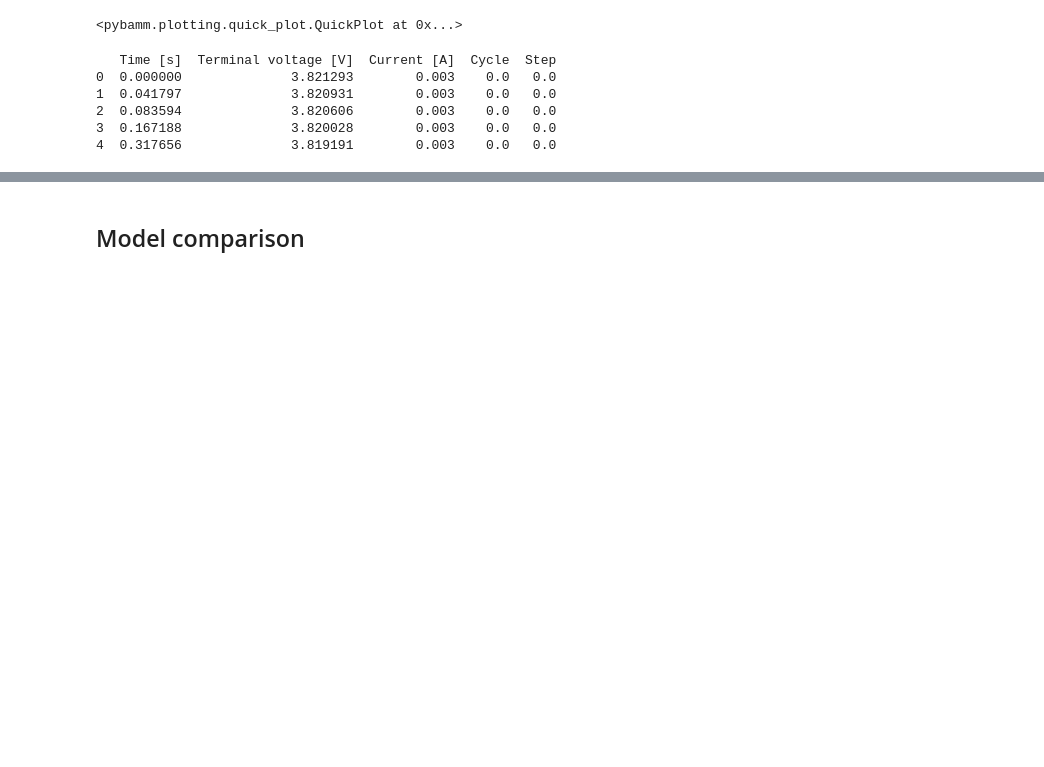
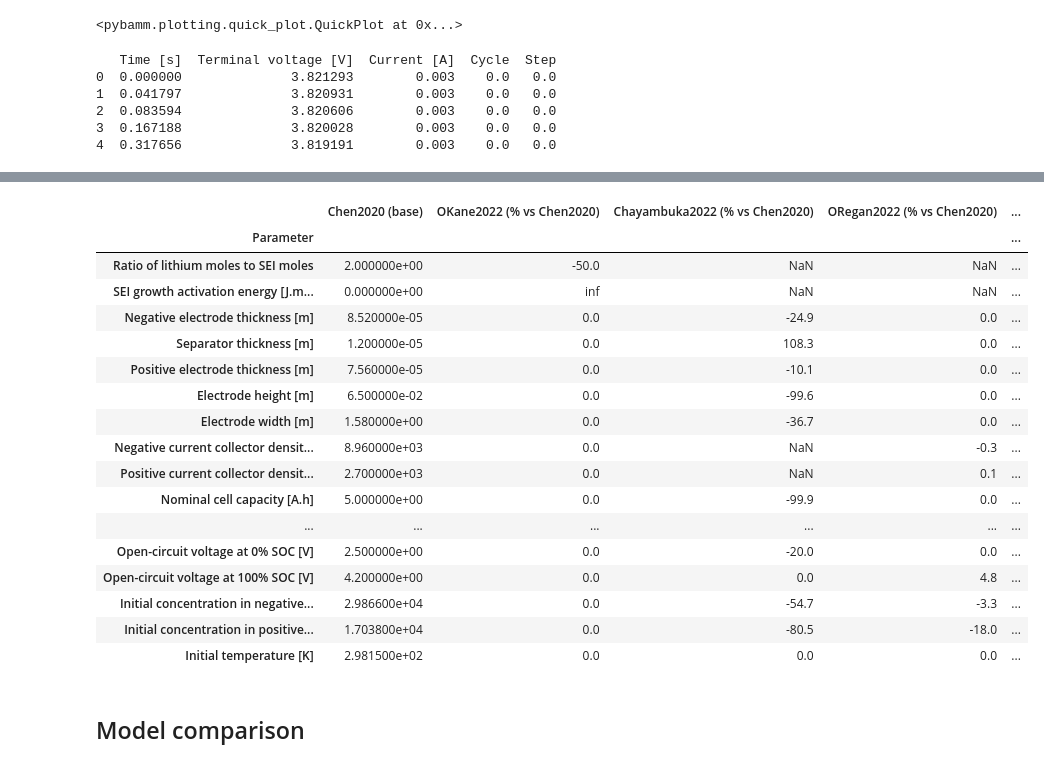
Before and after one commit to Domofon108/AI-Battery-Simulation, a Jupyter notebook: DFN_comparison.ipynb, the cells around one changed output, grey strips where cells are left out. Cells and saved outputs as stored; diff of their text form; code cells hidden in the pictures; blank space fills up the shorter version.

```diff
--- a/DFN_comparison.ipynb
+++ b/DFN_comparison.ipynb
@@ -214,3 +292,34 @@ df.to_csv("Chayambuka2022.csv", index=False)
+# %%
+baseline = "Chen2020"
+df_pct = df_diff.copy()
+
+for col in df_pct.columns:
+    if col != baseline:
+        df_pct[col] = ((df_pct[col] - df_pct[baseline]) / df_pct[baseline].abs() * 100).round(1)
+
+df_pct[baseline] = df_diff[baseline]   # оставляем исходные значения базы
+df_pct.columns = [f"{c} (% vs Chen2020)" if c != baseline else f"{baseline} (base)"
+                  for c in df_pct.columns]
+df_pct
+# %% [output]
+|  | Chen2020 (base) | OKane2022 (% vs Chen2020) | Chayambuka2022 (% vs Chen2020) | ORegan2022 (% vs Chen2020) | ... |
+| Parameter |  |  |  |  | ... |
+| Ratio of lithium moles to SEI moles | 2.000000e+00 | -50.0 | NaN | NaN | ... |
+| SEI growth activation energy [J.m... | 0.000000e+00 | inf | NaN | NaN | ... |
+| Negative electrode thickness [m] | 8.520000e-05 | 0.0 | -24.9 | 0.0 | ... |
+| Separator thickness [m] | 1.200000e-05 | 0.0 | 108.3 | 0.0 | ... |
+| Positive electrode thickness [m] | 7.560000e-05 | 0.0 | -10.1 | 0.0 | ... |
+| Electrode height [m] | 6.500000e-02 | 0.0 | -99.6 | 0.0 | ... |
+| Electrode width [m] | 1.580000e+00 | 0.0 | -36.7 | 0.0 | ... |
+| Negative current collector densit... | 8.960000e+03 | 0.0 | NaN | -0.3 | ... |
+| Positive current collector densit... | 2.700000e+03 | 0.0 | NaN | 0.1 | ... |
+| Nominal cell capacity [A.h] | 5.000000e+00 | 0.0 | -99.9 | 0.0 | ... |
+| ... | ... | ... | ... | ... | ... |
+| Open-circuit voltage at 0% SOC [V] | 2.500000e+00 | 0.0 | -20.0 | 0.0 | ... |
+| Open-circuit voltage at 100% SOC [V] | 4.200000e+00 | 0.0 | 0.0 | 4.8 | ... |
+| Initial concentration in negative... | 2.986600e+04 | 0.0 | -54.7 | -3.3 | ... |
+| Initial concentration in positive... | 1.703800e+04 | 0.0 | -80.5 | -18.0 | ... |
+| Initial temperature [K] | 2.981500e+02 | 0.0 | 0.0 | 0.0 | ... |
 # %% [markdown]
 ## Model comparison
 # %%
```
Also changed, not shown: parts of 6 cells of this notebook, 1 other file.
